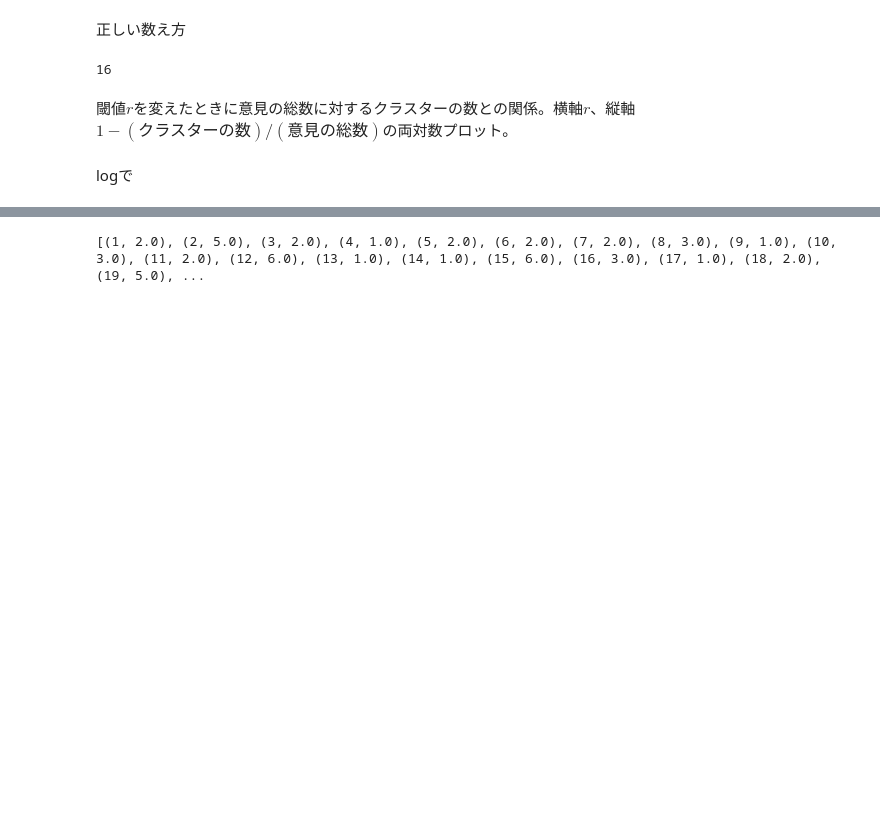
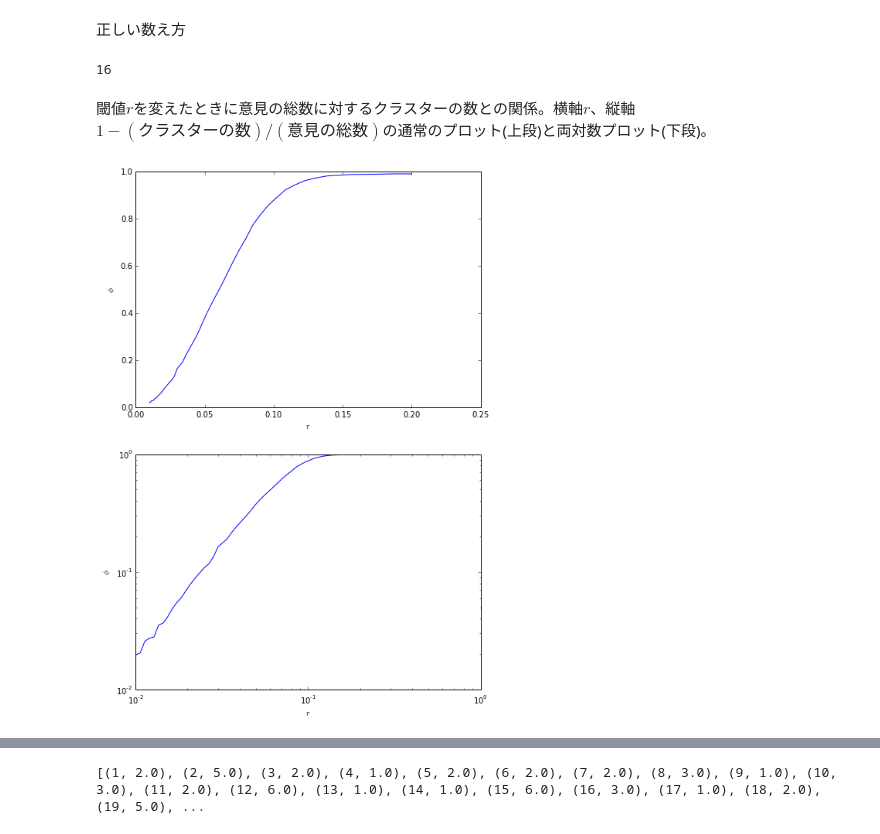
Before and after one commit to ssh0/sotsuron, a Jupyter notebook: 近距離抑制効果.ipynb, the cells around one changed output, grey strips where cells are left out. Drawn from its saved outputs; the diff is of its cells as text; code cells hidden in the pictures; blank space fills up the shorter version.

```diff
--- a/近距離抑制効果.ipynb
+++ b/近距離抑制効果.ipynb
@@ -267,7 +267,7 @@ len(uniq_list([x[1][1] for x in meeting.ideas]))
 # %% [output]
 16
 # %% [markdown]
-閾値$r$を変えたときに意見の総数に対するクラスターの数との関係。横軸$r$、縦軸$1- (\text{クラスターの数})/(\text{意見の総数})$の両対数プロット。
+閾値$r$を変えたときに意見の総数に対するクラスターの数との関係。横軸$r$、縦軸$1- (\text{クラスターの数})/(\text{意見の総数})$の通常のプロット(上段)と両対数プロット(下段)。
 # %%
 trial = 100
 
@@ -280,5 +280,33 @@ for _r in r:
         meeting.init()
         _phi += len(uniq_list([x[1][1] for x in meeting.ideas]))/float(len(meeting.ideas))
     phi1.append(1 - _phi/trial)
-# %% [markdown]
-logで
+# %%
+def myplot1(xdata, ydata, xfit=np.array([]), yfit=np.array([]), param=None):
+    fig = plt.figure(figsize=(8, 12))
+    ax1 = fig.add_subplot(211)
+
+    ax1.plot(xdata, ydata)
+    if len(xfit):
+        ax1.plot(xfit, yfit,
+                 label=r'$a = %f, b = %f$' % (param[0], param[1]))
+        ax1.legend(loc='best')
+    ax1.set_xlabel(r'$r$')
+    ax1.set_ylabel(r'$\phi$')
+    ax1.set_xscale('linear')
+    ax1.set_yscale('linear')
+
+    ax2 = fig.add_subplot(212)
+    ax2.plot(xdata, ydata)
+    if len(xfit):
+        ax2.plot(xfit, yfit,
+                 label=r'$a = %f, b = %f$' % (param[0], param[1]))
+        ax2.legend(loc='best')
+    ax2.set_xlabel(r'$r$')
+    ax2.set_ylabel(r'$\phi$')
+    ax2.set_xscale('log')
+    ax2.set_yscale('log')
+    plt.show()
+# %%
+myplot1(r, phi1)
+# %% [output]
+[figure, added]
```
Also changed, not shown: parts of 15 cells of this notebook.
